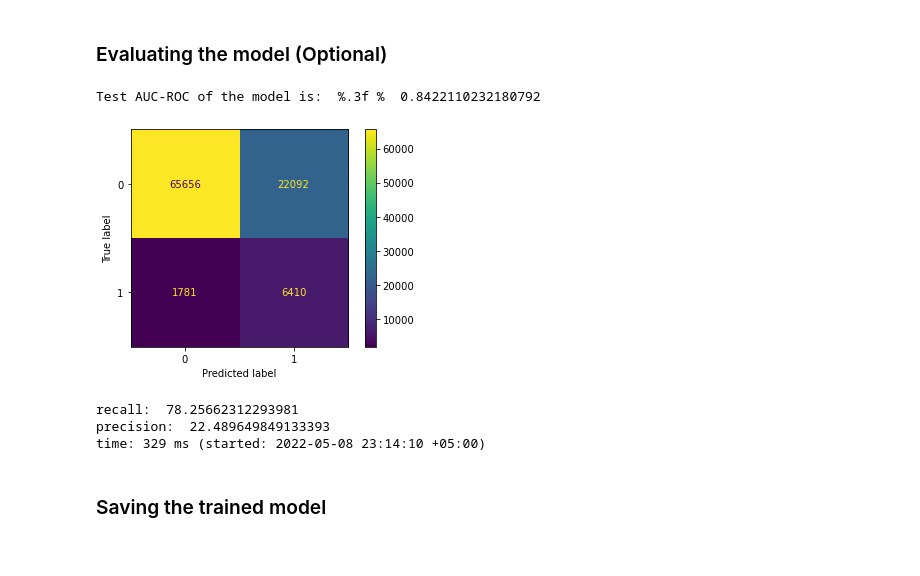
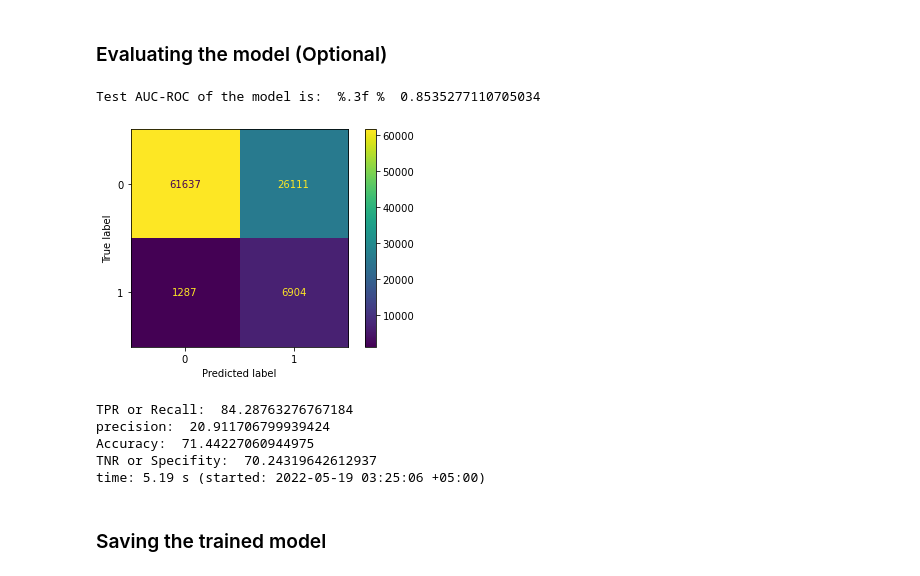
Before and after one commit to bilalrizwan462/Final-ML-Project-Folder, a Jupyter notebook: Best Model for Streamlit Deployement.ipynb, the cells around one changed output. Cells and saved outputs as stored; diff of their text form; code cells hidden in the pictures.

```diff
--- a/Best Model for Streamlit Deployement.ipynb
+++ b/Best Model for Streamlit Deployement.ipynb
@@ -56,6 +77,20 @@ time: 312 ms (started: 2022-05-08 23:08:42 +05:00)
 # %%
 
 lr = LogisticRegression(class_weight= 'balanced', max_iter = 500)
+clf1 = GradientBoostingClassifier(n_estimators = 250 , max_depth = 5, learning_rate = 0.05)
+clf2 =  GradientBoostingClassifier(n_estimators = 200 , max_depth = 5, learning_rate = 0.05)
+clf3 =  GradientBoostingClassifier(n_estimators = 150 , max_depth = 5, learning_rate = 0.05)
+clf4 =  GradientBoostingClassifier(n_estimators = 300 , max_depth = 5, learning_rate = 0.05)
+clf5 = GradientBoostingClassifier(n_estimators = 350 , max_depth = 5, learning_rate = 0.05)
+clf6 = GradientBoostingClassifier(n_estimators = 250 , max_depth = 4, learning_rate = 0.05)
+clf7 = GradientBoostingClassifier(n_estimators = 250 , max_depth = 6, learning_rate = 0.05)
+clf8 = GradientBoostingClassifier(n_estimators = 250 , max_depth = 5, learning_rate = 0.10)
+clf9 = GradientBoostingClassifier(n_estimators = 250 , max_depth = 5, learning_rate = 0.15)
+clf10 = GradientBoostingClassifier(n_estimators = 250 , max_depth = 5, learning_rate = 0.20)
+clf11 = LogisticRegression(class_weight= 'balanced')
+clf12 = XGBClassifier( random_state=2, learning_rate = 0.05, n_estimators= 200)
+vc = VotingClassifier(estimators = [('gb1', clf1), ('gb2', clf2), ('gb3', clf3),('gb4', clf4),('gb5', clf5),('gb6', clf6), ('gb7', clf7), ('gb8', clf8),('gb9', clf9),('gb10', clf10), ('lr1', clf11),('xgb1', clf12)],
+                      voting = 'soft', n_jobs = 10, verbose = True)
 
-lr.fit(x_onehot_full, y_full)
+vc.fit(x_onehot_full, y_full)
 # %% [output]
@@ -66,28 +117,32 @@ time: 16.1 s (started: 2022-05-08 23:09:00 +05:00)
 # %%
 
 x_test_full = pd.read_csv('x_test_full.csv')
 y_test_full = pd.read_csv('y_test_full.csv')
 
-md_probs = lr.predict_proba(x_test_full)
+md_probs = vc.predict_proba(x_test_full)
 md_probs = md_probs[:,1]
 md_auc = roc_auc_score(y_test_full, md_probs)
 print('Test AUC-ROC of the model is:  %.3f % ', md_auc)
 
-pred = lr.predict(x_test_full)
-confusion = confusion_matrix(y_test_full, pred)
+predictions = (md_probs >= 0.101).astype(bool)
+confusion = confusion_matrix(y_test_full, predictions)
 
 display = ConfusionMatrixDisplay(confusion_matrix = confusion)
 display.plot()
 plt.grid(False)
 plt.show()
-print("recall: ", (confusion[1][1]/(confusion[1][0] +confusion[1][1]))*100)
+print("TPR or Recall: ", (confusion[1][1]/(confusion[1][0] +confusion[1][1]))*100)
 print("precision: ", (confusion[1][1]/(confusion[0][1] +confusion[1][1]))*100)
+print("Accuracy: ", ((confusion[0][0]+confusion[1][1])/(confusion[0][0]+confusion[0][1]+confusion[1][0]+confusion[1][1]))*100)
+print("TNR or Specifity: ", (confusion[0][0]/(confusion[0][1] +confusion[0][0]))*100)
 # %% [output]
-Test AUC-ROC of the model is:  %.3f %  0.8422110232180792
+Test AUC-ROC of the model is:  %.3f %  0.8535277110705034
-[figure, old version]
+[figure, new version]
-recall:  78.25662312293981
-precision:  22.489649849133393
-time: 329 ms (started: 2022-05-08 23:14:10 +05:00)
+TPR or Recall:  84.28763276767184
+precision:  20.911706799939424
+Accuracy:  71.44227060944975
+TNR or Specifity:  70.24319642612937
+time: 5.19 s (started: 2022-05-19 03:25:06 +05:00)
 # %% [markdown]
 ### Saving the trained model
 # %%
```
Also changed, not shown: parts of 6 cells of this notebook, 5 other files.
